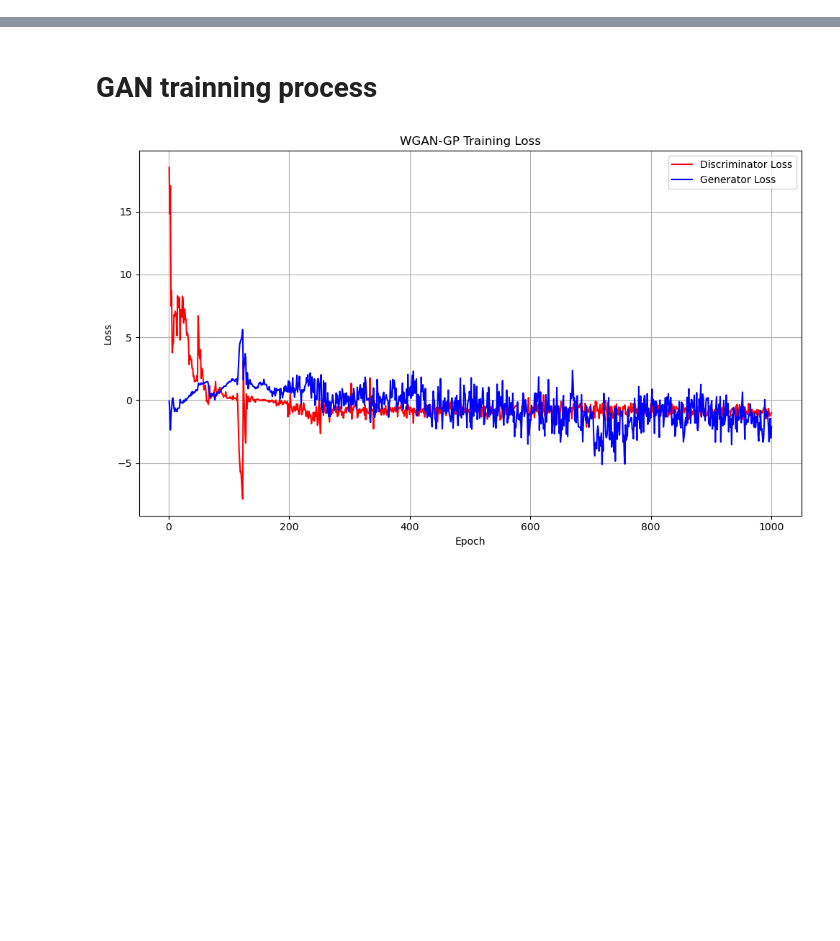
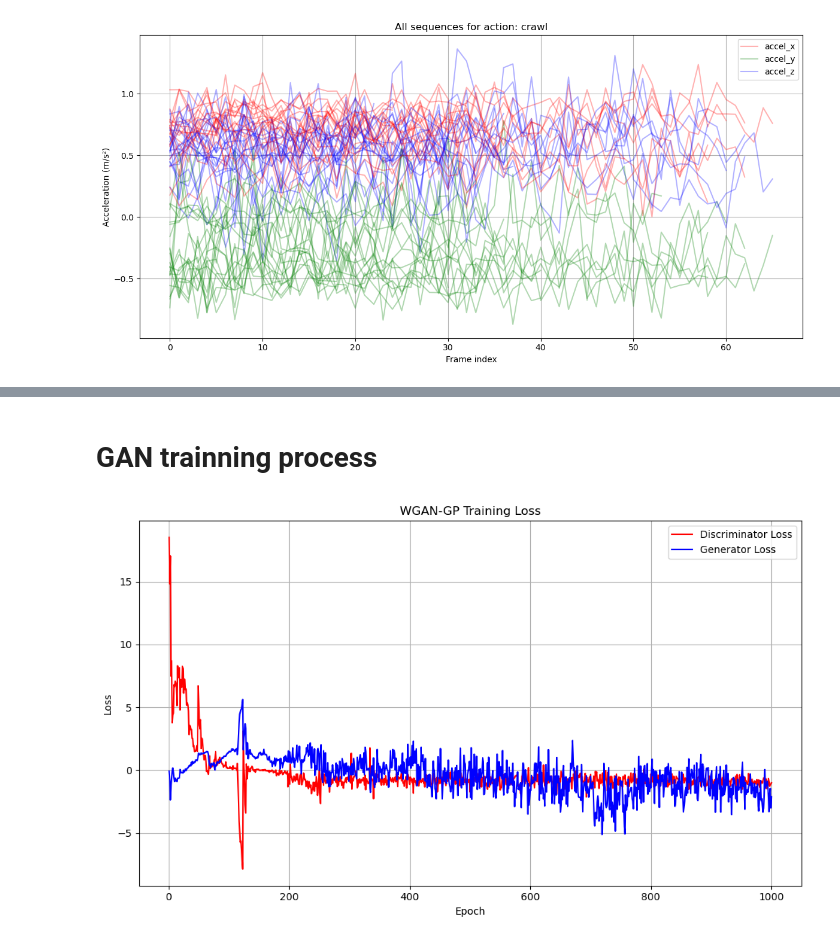
Before and after one commit to RobinsonXing/babycare, a Jupyter notebook: visualization.ipynb, the cells around one changed output, grey strips where cells are left out. Cells and saved outputs as stored; diff of their text form; code cells hidden in the pictures; blank space fills up the shorter version.

```diff
--- a/visualization.ipynb
+++ b/visualization.ipynb
@@ -0,0 +70,7 @@
+# %%
+plot_sequences(dataset_dir="./data_aug/GS",
+               action_name="crawl",
+               max_plot=None,
+               max_len=100)
+# %% [output]
+[figure, added]
```
Also changed, not shown: parts of 23 cells of this notebook, 4 other files.
